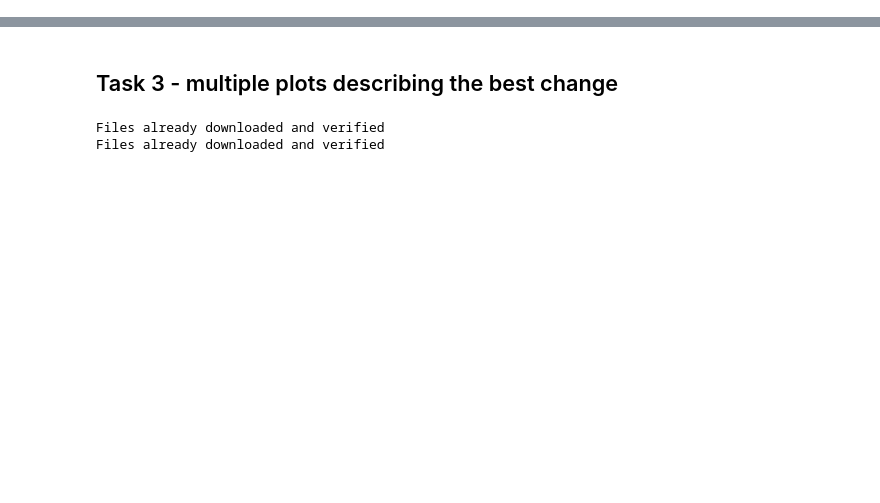
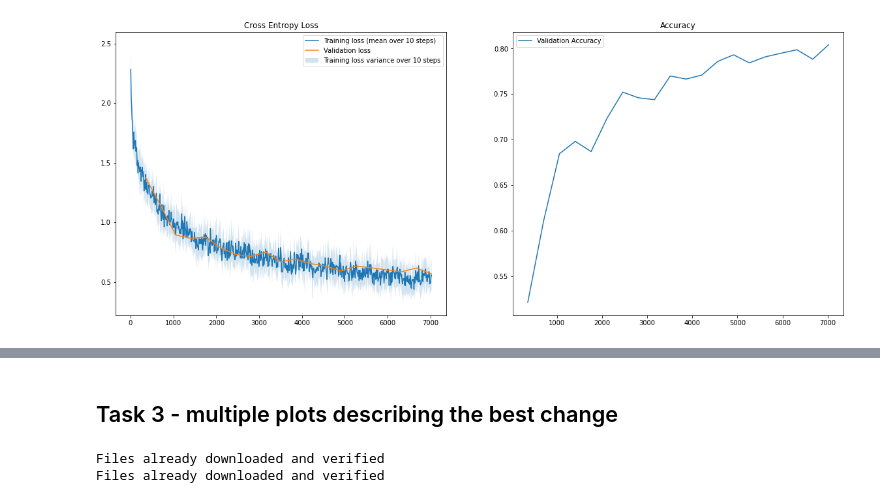
Before and after one commit to eivindhstray/TDT4265, a Jupyter notebook: assignment3/task3.ipynb, the cells around one changed output, grey strips where cells are left out. Saved outputs shown, nothing was run; the diff lists cells and outputs as text; code cells hidden in the pictures; blank space fills up the shorter version.

```diff
--- a/assignment3/task3.ipynb
+++ b/assignment3/task3.ipynb
@@ -109,8 +182,8 @@ class Model1(nn.Module):
 # %%
 epochs = 10
 batch_size = 64
-learning_rate = 5e-2 # Should be 5e-5 for LeNet
-early_stop_count = 7
+learning_rate = 3e-2 # Should be 5e-5 for LeNet
+early_stop_count = 10
 dataloaders = load_cifar10(batch_size)
 model = Model1(image_channels=3, num_classes=10)
 trainer = Trainer(
@@ -182,3 +251,28 @@ print(compute_loss_and_accuracy(dataloader=train_set,model = model, loss_criteri
+# %%
+import matplotlib.pyplot as plt
+import pathlib
+import utils
+
+def plot(task):
+  plot_path = pathlib.Path("plots")
+  plot_path.mkdir(exist_ok=True)
+  # Save plots and show them
+  plt.figure(figsize=(20, 8))
+  plt.subplot(1, 2, 1)
+  plt.title("Cross Entropy Loss")
+  utils.plot_loss(trainer.train_history["loss"], label="Training loss", npoints_to_average=10)
+  utils.plot_loss(trainer.validation_history["loss"], label="Validation loss")
+  plt.legend()
+  plt.subplot(1, 2, 2)
+  plt.title("Accuracy")
+  utils.plot_loss(trainer.validation_history["accuracy"], label="Validation Accuracy")
+  plt.legend()
+  plt.savefig(plot_path.joinpath(f"plotTask{task}.png"))
+  plt.show()
+
+plot("3c")
+# %% [output]
+[figure, added]
 # %%
 class Model2(nn.Module):
 
```
Also changed, not shown: parts of 13 cells of this notebook.
